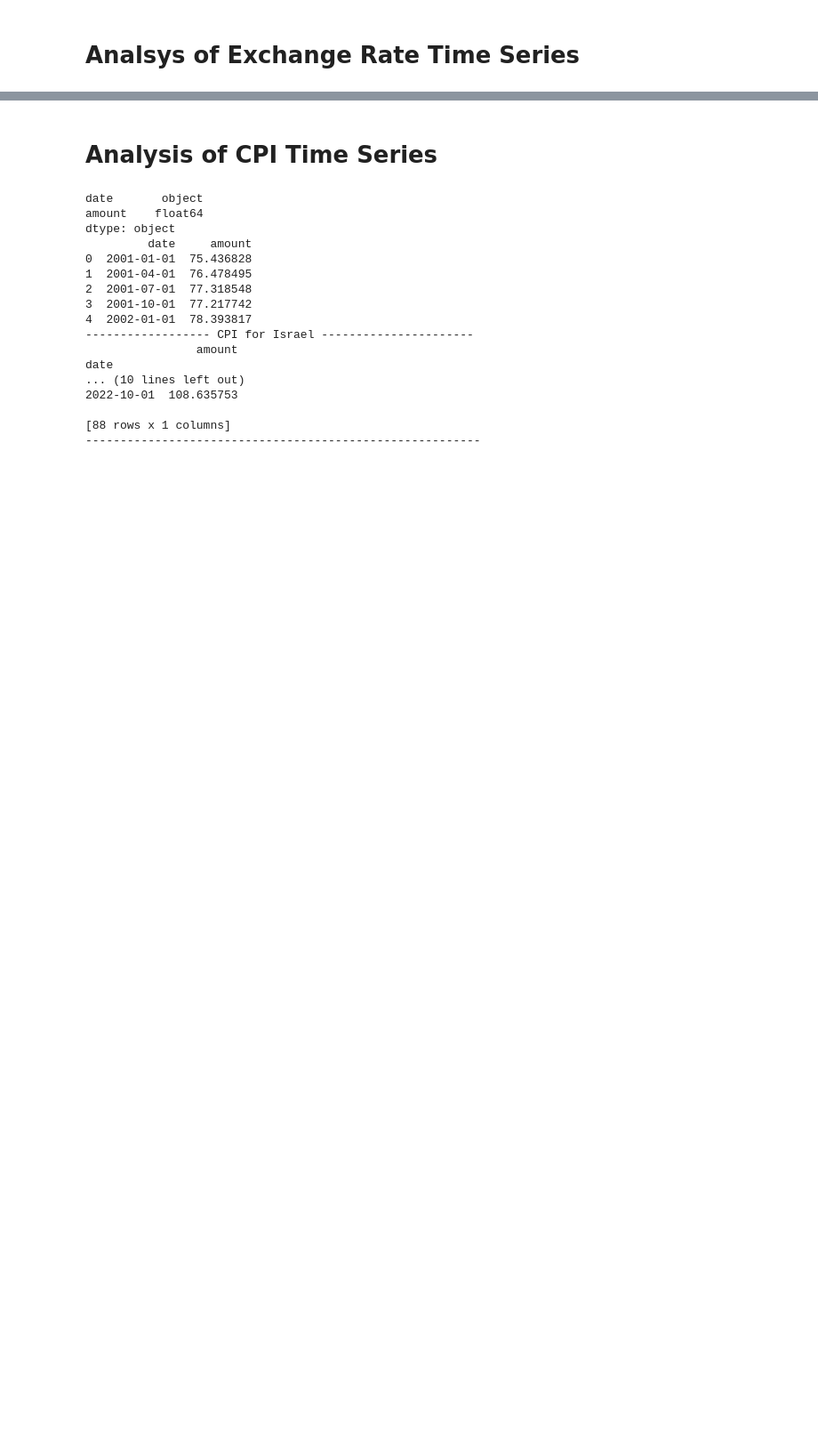
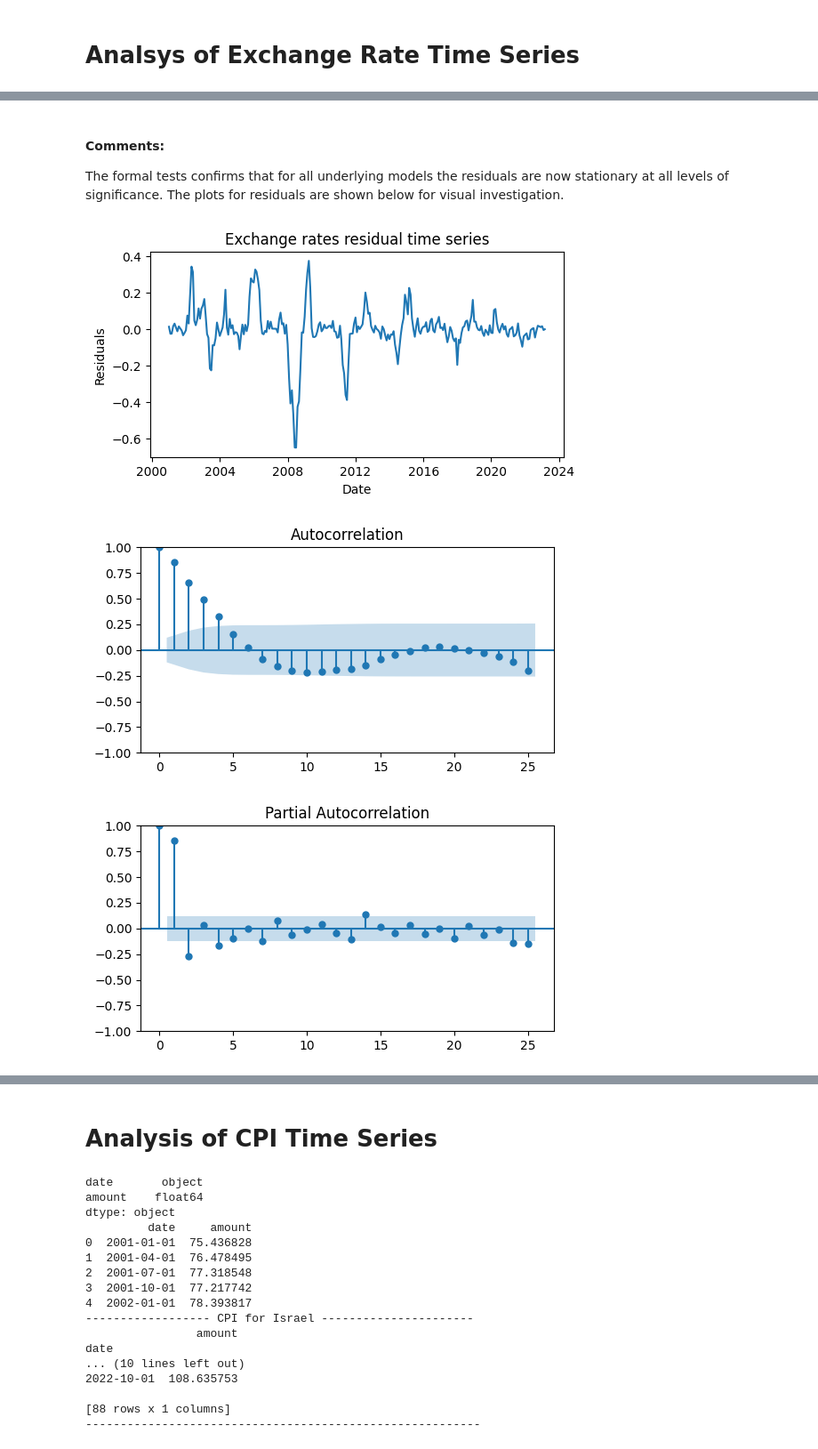
Before and after one commit to alonbenach/groupwork_2, a Jupyter notebook: Palto_Krovitska_Bankowska_Gordon_Benach_report_EM.ipynb, the cells around one changed output, grey strips where cells are left out. Shown at 89% size. Saved outputs shown, nothing was run; the diff lists cells and outputs as text; code cells hidden in the pictures; blank space fills up the shorter version.

Commit message:
Created analysis for 2nd variable

```diff
--- a/Palto_Krovitska_Bankowska_Gordon_Benach_report_EM.ipynb
+++ b/Palto_Krovitska_Bankowska_Gordon_Benach_report_EM.ipynb
@@ -58,0 +171,18 @@ date
+# %%
+# check stationarity for residuals
+y_resid1 = ex_rate_stl.resid.dropna()
+print("\n-------------------------------------------------")
+print("Augmented Dickey-Fuller (ADF) test")
+print("    H0: unit root (variable is NOT stationary)")
+print("    H0: no unit root (variable is stationary)")
+print("---------------------------------------------------")
+
+print("ADF test for residuals - various underlying models:")
+res1 = tsa.adfuller(y_resid1, regression='c',autolag='AIC')
+print("    (1) ADF p-value (const):",res1[1])
+res1 = tsa.adfuller(y_resid1, regression='ct',autolag='AIC')
+print("    (2) ADF p-value (const + trend):",res1[1])
+res1 = tsa.adfuller(y_resid1, regression='ctt',autolag='AIC')
+print("    (3) ADF p-value (const + trend + quad trend):",res1[1])
+res1 = tsa.adfuller(y_resid1, regression='n',autolag='AIC')
+print("    (4) ADF p-value (no const + no trend):",res1[1])
@@ -58,0 +200,24 @@ date
+# %% [markdown]
+#### Comments:
+The formal tests confirms that for all underlying models the residuals are now stationary at all levels of significance. The plots for residuals are shown below for visual investigation.
+# %%
+# Exchange rates residuals time series, acf and pacf
+
+plt.figure()
+plt.plot(y_resid1 )
+plt.title('Exchange rates residuals time series')
+plt.ylabel('Residuals')
+plt.xlabel('Date')
+plt.show()
+
+# plot acf for level
+plot_acf(y_resid1 )
+plt.show()
+
+# plot pacf for level
+plot_pacf(y_resid1 , method='ywm')
+plt.show()
+# %% [output]
+[figure, added]
+[figure, added]
+[figure, added]
```
Also changed, not shown: parts of 18 cells of this notebook.
